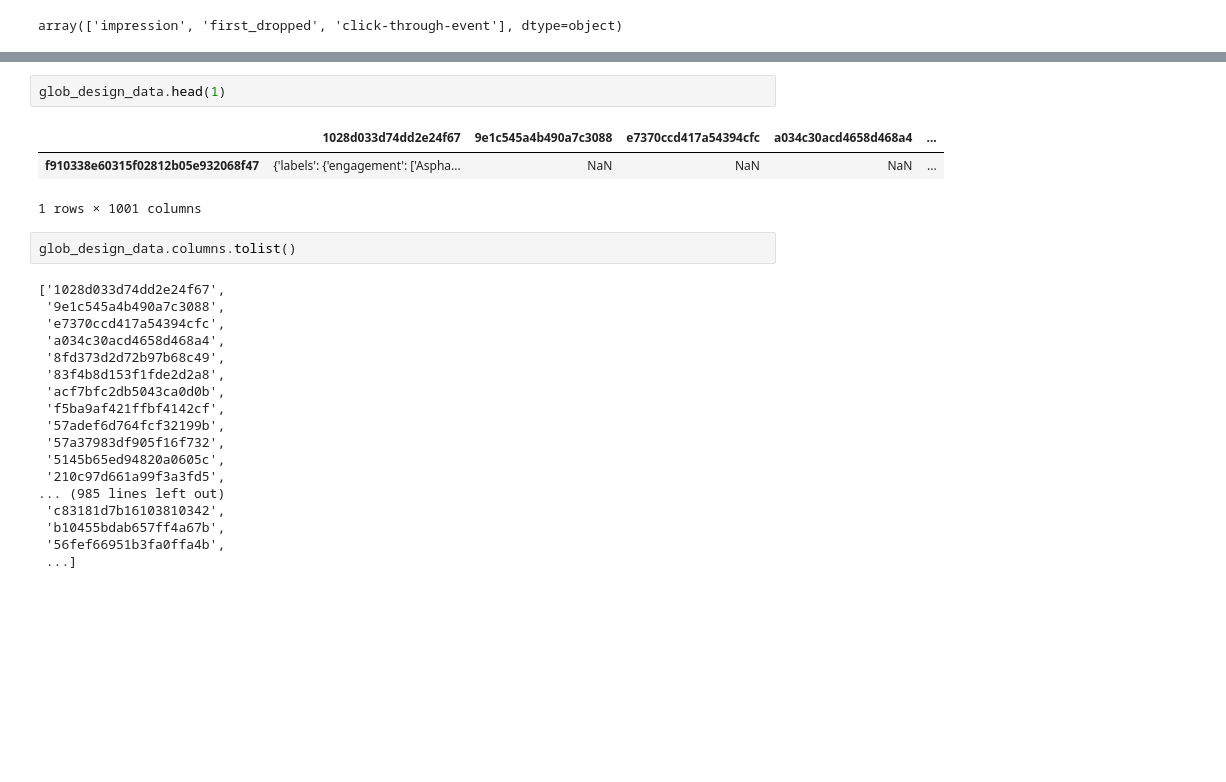
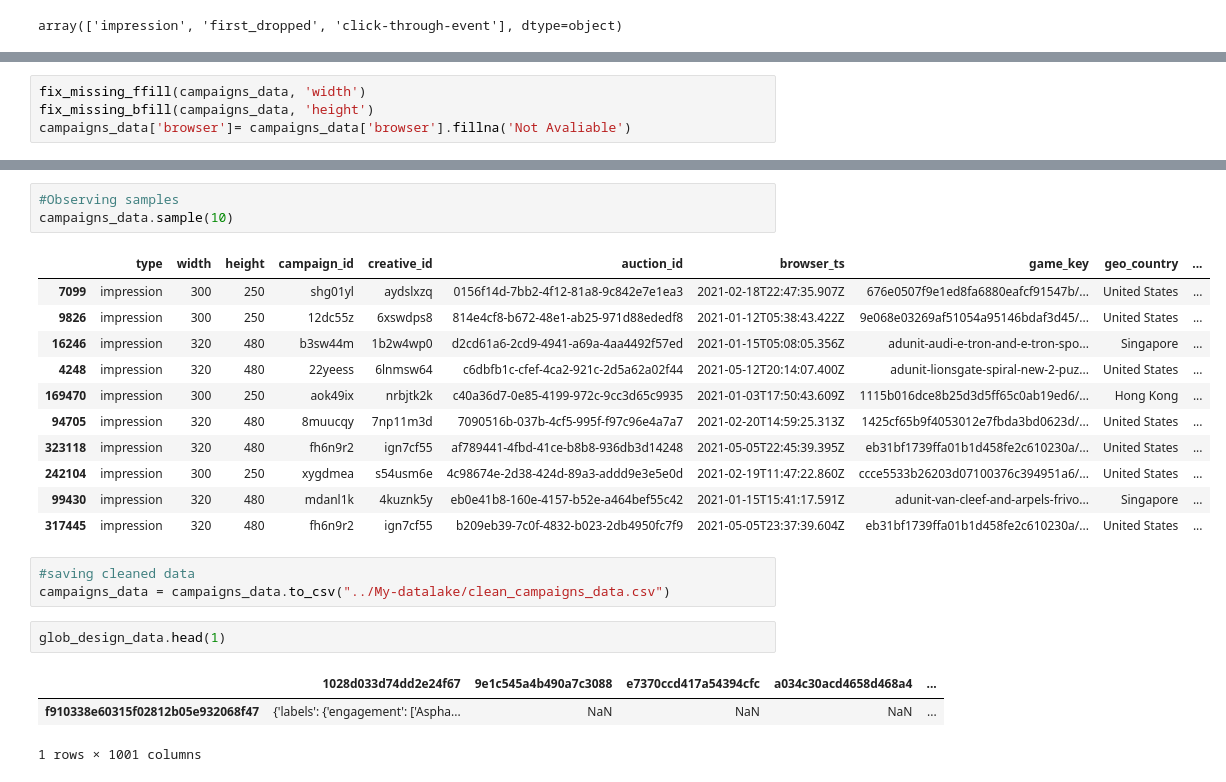
Before and after one commit to meriab21/adludio-DE-challenge, a Jupyter notebook: notebook/data_exploration.ipynb, the cells around one changed output, grey strips where cells are left out. Cells and saved outputs as stored; diff of their text form; blank space fills up the shorter version.

```diff
--- a/notebook/data_exploration.ipynb
+++ b/notebook/data_exploration.ipynb
@@ -93,0 +244,4 @@ array(['impression', 'first_dropped', 'click-through-event'], dtype=object)
+# %%
+fix_missing_ffill(campaigns_data, 'width')
+fix_missing_bfill(campaigns_data, 'height')
+campaigns_data['browser']= campaigns_data['browser'].fillna('Not Avaliable')
@@ -94,26 +265,24 @@ array(['impression', 'first_dropped', 'click-through-event'], dtype=object)
+# %%
+#Observing samples
+campaigns_data.sample(10)
+# %% [output]
+|  | type | width | height | campaign_id | creative_id | auction_id | browser_ts | game_key | geo_country | ... |
+| 7099 | impression | 300 | 250 | shg01yl | aydslxzq | 0156f14d-7bb2-4f12-81a8-9c842e7e1ea3 | 2021-02-18T22:47:35.907Z | 676e0507f9e1ed8fa6880eafcf91547b/... | United States | ... |
+| 9826 | impression | 300 | 250 | 12dc55z | 6xswdps8 | 814e4cf8-b672-48e1-ab25-971d88ededf8 | 2021-01-12T05:38:43.422Z | 9e068e03269af51054a95146bdaf3d45/... | United States | ... |
+| 16246 | impression | 320 | 480 | b3sw44m | 1b2w4wp0 | d2cd61a6-2cd9-4941-a69a-4aa4492f57ed | 2021-01-15T05:08:05.356Z | adunit-audi-e-tron-and-e-tron-spo... | Singapore | ... |
+| 4248 | impression | 320 | 480 | 22yeess | 6lnmsw64 | c6dbfb1c-cfef-4ca2-921c-2d5a62a02f44 | 2021-05-12T20:14:07.400Z | adunit-lionsgate-spiral-new-2-puz... | United States | ... |
+| 169470 | impression | 300 | 250 | aok49ix | nrbjtk2k | c40a36d7-0e85-4199-972c-9cc3d65c9935 | 2021-01-03T17:50:43.609Z | 1115b016dce8b25d3d5ff65c0ab19ed6/... | Hong Kong | ... |
+| 94705 | impression | 320 | 480 | 8muucqy | 7np11m3d | 7090516b-037b-4cf5-995f-f97c96e4a7a7 | 2021-02-20T14:59:25.313Z | 1425cf65b9f4053012e7fbda3bd0623d/... | United States | ... |
+| 323118 | impression | 320 | 480 | fh6n9r2 | ign7cf55 | af789441-4fbd-41ce-b8b8-936db3d14248 | 2021-05-05T22:45:39.395Z | eb31bf1739ffa01b1d458fe2c610230a/... | United States | ... |
+| 242104 | impression | 300 | 250 | xygdmea | s54usm6e | 4c98674e-2d38-424d-89a3-addd9e3e5e0d | 2021-02-19T11:47:22.860Z | ccce5533b26203d07100376c394951a6/... | United States | ... |
+| 99430 | impression | 320 | 480 | mdanl1k | 4kuznk5y | eb0e41b8-160e-4157-b52e-a464bef55c42 | 2021-01-15T15:41:17.591Z | adunit-van-cleef-and-arpels-frivo... | Singapore | ... |
+| 317445 | impression | 320 | 480 | fh6n9r2 | ign7cf55 | b209eb39-7c0f-4832-b023-2db4950fc7f9 | 2021-05-05T23:37:39.604Z | eb31bf1739ffa01b1d458fe2c610230a/... | United States | ... |
+# %%
+#saving cleaned data
+campaigns_data = campaigns_data.to_csv("../My-datalake/clean_campaigns_data.csv")
 # %%
 glob_design_data.head(1)
 # %% [output]
 |  | 1028d033d74dd2e24f67 | 9e1c545a4b490a7c3088 | e7370ccd417a54394cfc | a034c30acd4658d468a4 | ... |
 | f910338e60315f02812b05e932068f47 | {'labels': {'engagement': ['Aspha... | NaN | NaN | NaN | ... |
 1 rows × 1001 columns
-# %%
-glob_design_data.columns.tolist()
-# %% [output]
-['1028d033d74dd2e24f67',
- '9e1c545a4b490a7c3088',
- 'e7370ccd417a54394cfc',
- 'a034c30acd4658d468a4',
- '8fd373d2d72b97b68c49',
- '83f4b8d153f1fde2d2a8',
- 'acf7bfc2db5043ca0d0b',
- 'f5ba9af421ffbf4142cf',
- '57adef6d764fcf32199b',
- '57a37983df905f16f732',
- '5145b65ed94820a0605c',
- '210c97d661a99f3a3fd5',
-... (985 lines left out)
- 'c83181d7b16103810342',
- 'b10455bdab657ff4a67b',
- '56fef66951b3fa0ffa4b',
- ...]
```
Also changed, not shown: parts of 16 cells of this notebook, 3 other files.
